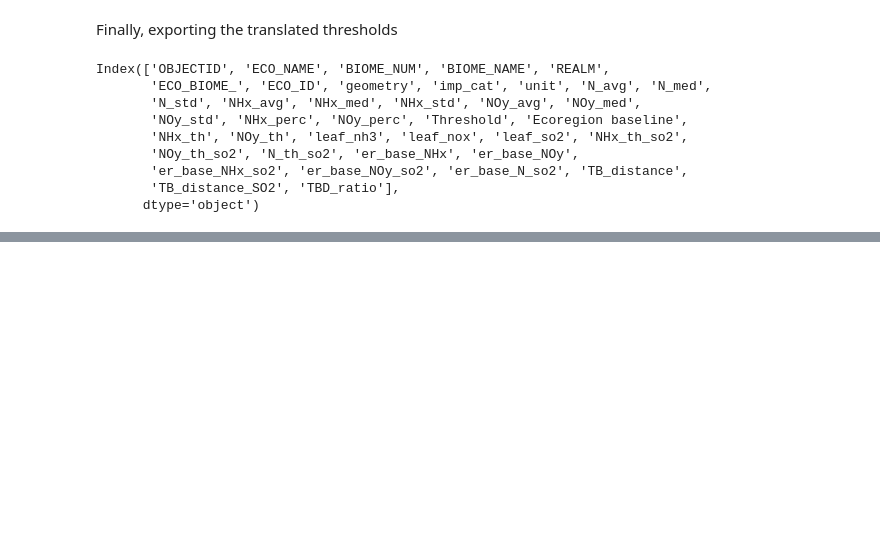
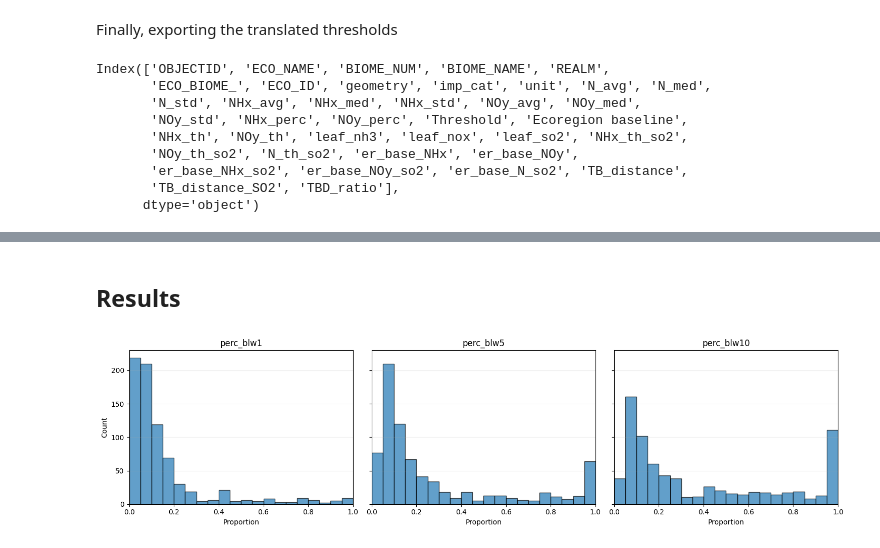
Before and after one commit to cloyolaangosto/SBTN_Land_LEAFs, a Jupyter notebook: thresholds/NitrogenThresholdsTransformation.ipynb, the cells around one changed output, grey strips where cells are left out. Saved outputs shown, nothing was run; the diff lists cells and outputs as text; code cells hidden in the pictures; blank space fills up the shorter version.

Commit message:
soc leaf ecoregions done

```diff
--- a/thresholds/NitrogenThresholdsTransformation.ipynb
+++ b/thresholds/NitrogenThresholdsTransformation.ipynb
@@ -593,0 +606,39 @@ SO2_eq_th_toexport.to_csv("../thresholds/acid_tresholds_so2.csv", sep=";")
+# %%
+se_leafs["blw1"] = (se_leafs["cf"] <= 1).astype(int)
+se_leafs["blw5"] = (se_leafs["cf"] <= 5).astype(int)
+se_leafs["blw10"] = (se_leafs["cf"] <= 10).astype(int)
+# %%
+th_se_er = se_leafs.groupby(by="ECO_ID").agg(
+    total_lu = ('cf','count'),
+    total_blw1 = ('blw1', 'sum'),
+    total_blw5 = ('blw5', 'sum'),
+    total_blw10 = ('blw10', 'sum')
+).assign(
+        perc_blw1=lambda d: d["total_blw1"] / d["total_lu"],
+        perc_blw5=lambda d: d["total_blw5"] / d["total_lu"],
+        perc_blw10=lambda d: d["total_blw10"] / d["total_lu"],
+)
+# %%
+th_se_er = th_se_er.merge(se_gpckg_geom[['ECO_ID','ECO_NAME','geometry']], how='left', on='ECO_ID')
+# %%
+th_se_er = gpd.GeoDataFrame(th_se_er)
+# %% [markdown]
+## Results
+# %%
+fig, axes = plt.subplots(1, 3, figsize=(15, 4), sharey=True)
+cols = ["perc_blw1", "perc_blw5", "perc_blw10"]
+bins = np.linspace(0, 1, 21)
+
+for ax, col in zip(axes, cols):
+    data = th_se_er[col].dropna()
+    ax.hist(data, bins=bins, color="C0", edgecolor="k", alpha=0.7)
+    ax.set_title(col)
+    ax.set_xlim(0, 1)
+    ax.set_xlabel("Proportion")
+    ax.grid(axis="y", alpha=0.2)
+
+axes[0].set_ylabel("Count")
+plt.tight_layout()
+plt.show()
+# %% [output]
+[figure, added]
```
Also changed, not shown: parts of 12 cells of this notebook, 2 other files.
